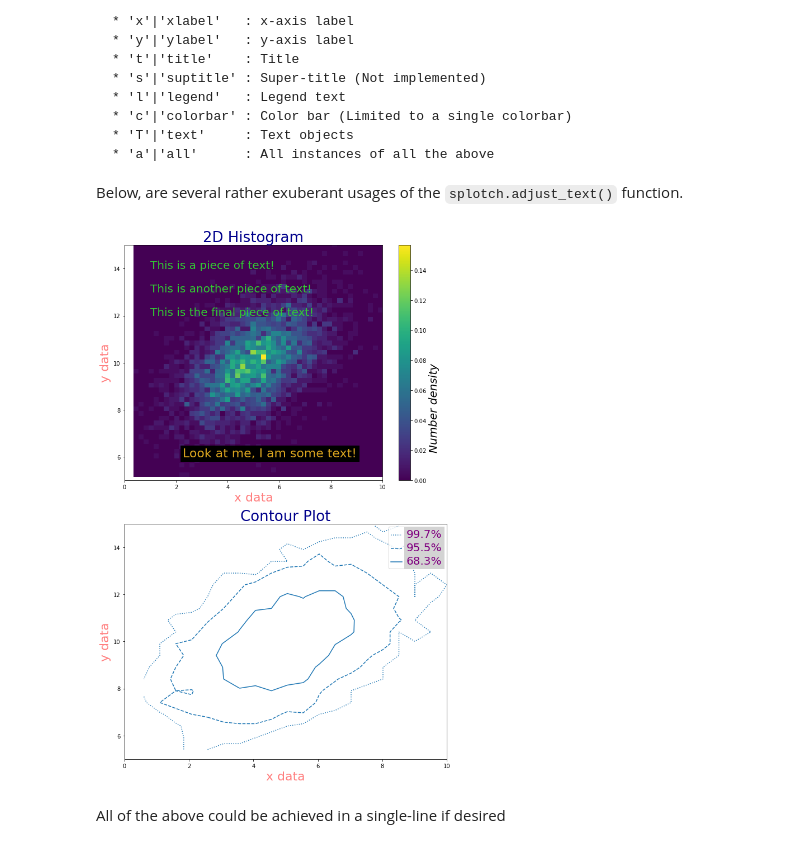
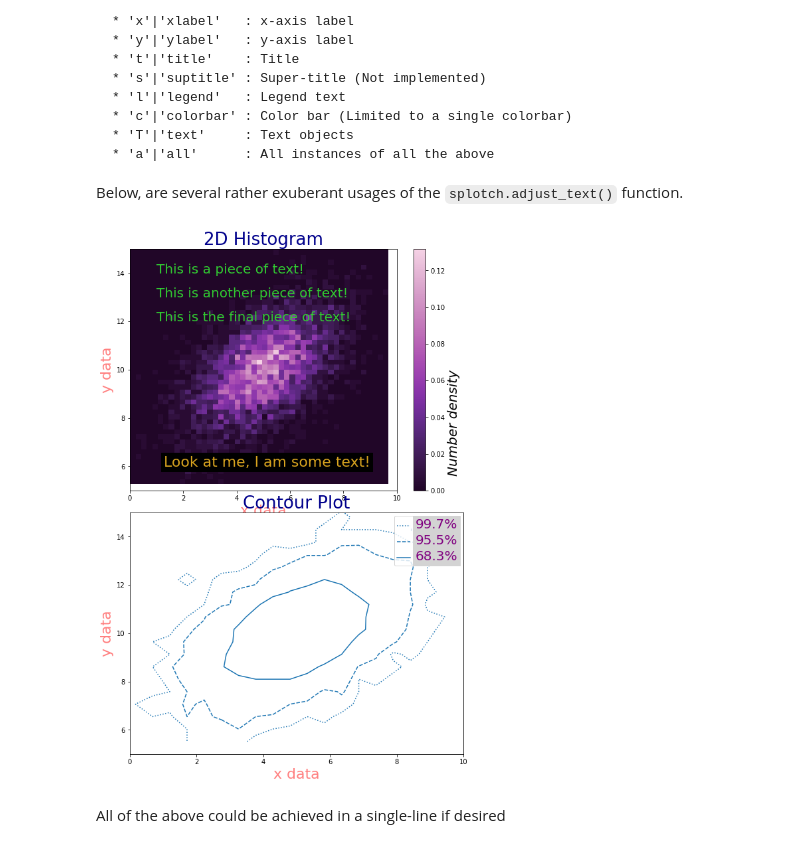
Before and after one commit to MBravoS/splotch, a Jupyter notebook: docs/Examples.ipynb, the cells around one changed output. Cells and saved outputs as stored; diff of their text form; code cells hidden in the pictures.

Commit message:
Test of version 0.6.0.0. Includes refactoring suggested in #69, addition of the scicm colour maps, and updates to the examples and README

```diff
--- a/docs/Examples.ipynb
+++ b/docs/Examples.ipynb
@@ -552,7 +556,7 @@ xvals, yvals = np.random.multivariate_normal([5,10],[[2,1],[1,2]],size=num//2).T
 fig, axes = splt.subplots(nrows=2, ncols=1, figsize=(9,14))
 
 splt.hist2D(xvals,yvals,xlim=(0,10),ylim=(5,15),bins=50,xlabel="x data",ylabel="y data",
-            clabel="Number density",title="2D Histogram",ax=axes[0])
+            clabel="Number density",title="2D Histogram",ax=axes[0], cmap='scicm.Purple')
 
 splt.contourp(xvals,yvals,percent=[68.3,95.5,99.7],bins=[20,20],lab_loc=1,xlim=(0,10),
               ylim=(5,15),xlabel="x data",ylabel="y data",title="Contour Plot",
@@ -560,35 +564,34 @@ splt.contourp(xvals,yvals,percent=[68.3,95.5,99.7],bins=[20,20],lab_loc=1,xlim=(
 
 text1=axes[0].text(1,14,"This is a piece of text!")
 text2=axes[0].text(1,13,"This is another piece of text!")
 text3=axes[0].text(1,12,"This is the final piece of text!")
 text4=axes[0].text(9,6,"Look at me, I am some text!",ha='right')
 
 
 ### Using splotch.adjust_text() ###
 
 # Adjust x and y labels on all axes
 splt.adjust_text(['x','y'],fontsize=22,color='red',alpha=0.5,ax=axes)
 
 # Adjust title font on only one axis
 splt.adjust_text('t',fontsize=26,ax=axes,color='darkblue')
 
 # Adjust colorbar font
 splt.adjust_text('c',fontsize=20,fontstyle='italic',fontvariant='small-caps',
                  horizontalalignment='right')
 
 # Adjust labels in legend
 splt.adjust_text('l',fontsize=20,color='purple',backgroundcolor='lightgrey',ax=axes[1])
 
 # Adjust all text instances in an axis.
 splt.adjust_text('T',fontsize=20,color='limegreen',ax=axes[0])
 
 #... or adjust a specific Text object
 splt.adjust_text(text4,fontsize=22,color='goldenrod',backgroundcolor='black',ax=axes[0])
 
-fig.tight_layout()
 plt.show()
 # %% [output]
-[figure, old version]
+[figure, new version]
 # %% [markdown]
 All of the above could be achieved in a single-line if desired
 # %%
```
Also changed, not shown: parts of 22 cells of this notebook, 17 other files.
